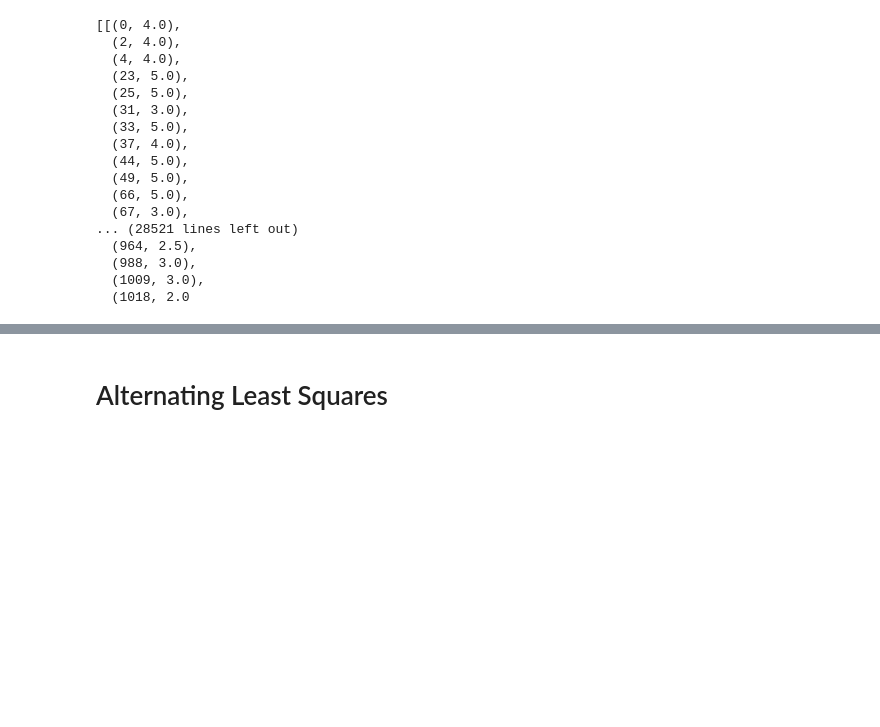
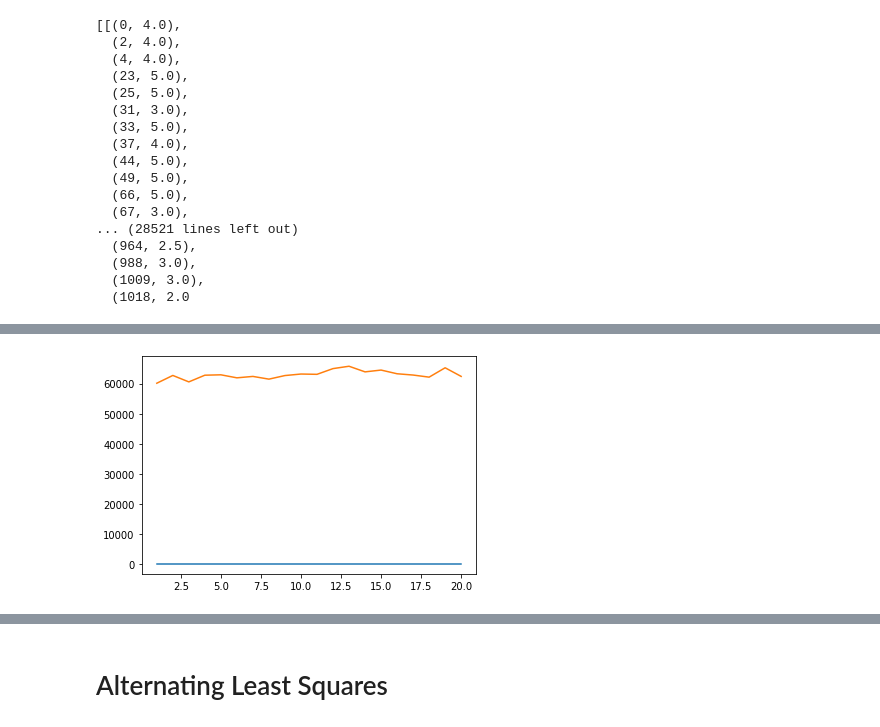
Before and after one commit to pressi-g/movie-recommender-system, a Jupyter notebook: app/notebooks/EDA copy.ipynb, the cells around one changed output, grey strips where cells are left out. Drawn from its saved outputs; the diff is of its cells as text; code cells hidden in the pictures; blank space fills up the shorter version.

```diff
--- a/app/notebooks/EDA.ipynb
+++ b/app/notebooks/EDA copy.ipynb
@@ -1004,3 +1235,8 @@ len(movie_rating_list[user_range_index[0][0]:user_range_index[0][1]])
 user_movie_list = []
 for start, end in user_range_index:
     user_movie_list.append(movie_rating_list[start:end])
+# %%
+# create a list that uses the the tuple in the movie_indexer to populate the list with users and their ratings corresponding to the index in movie_ratings_list
+movie_user_list = []
+for movie_index in movie_items:
+    movie_user_list.append(movie_indexer[movie_index])
@@ -1061,0 +1314,75 @@ def update_user_movie_biases(user_id, movie_index):
+# %%
+
+# Hyperparameters
+num_factors = 10
+lambda_value = 0.01
+num_iterations = 20
+items = movies['movieId'].nunique()
+
+# Initialize biases
+user_bias = np.zeros(len(users))
+item_bias = np.zeros(items)
+
+# Initialize factor matrices
+user_factors = np.random.normal(size=(len(users), num_factors))
+item_factors = np.random.normal(size=(items, num_factors))
+# %%
+# Loop through iterations
+rmse_list = []
+loss_list = []
+for i in range(num_iterations):
+    # Update user biases
+    for m in range(len(users)):
+        bias_sum = 0
+        for (n, r) in user_movie_list[m]:
+            bias_sum += r - item_bias[n] - np.dot(user_factors[m], item_factors[n])
+        user_bias[m] = bias_sum / (lambda_value + len(user_movie_list[m]))
+
+    # Update item biases -
+    for n in range(items):
+        bias_sum = 0
+        for (m, r) in movie_user_list[n]:
+            bias_sum += r - user_bias[m] - np.dot(user_factors[m], item_factors[n])
+        item_bias[n] = bias_sum / (lambda_value + len(movie_user_list[n]))
+
+    # Update factor matrices
+    for m in range(len(users)):
+        user_matrix = np.zeros((num_factors, num_factors))
+        user_vector = np.zeros(num_factors)
+        for (n, r) in user_movie_list[m]:
+            user_matrix += np.outer(item_factors[n], item_factors[n])
+            user_vector += (r - user_bias[m] - item_bias[n]) * item_factors[n]
+        user_factors[m] = np.linalg.solve(user_matrix + lambda_value * np.eye(num_factors), user_vector)
+
+    for n in range(items):
+        item_matrix = np.zeros((num_factors, num_factors))
+        item_vector = np.zeros(num_factors)
+        for (m, r) in movie_user_list[n]:
+            item_matrix += np.outer(user_factors[m], user_factors[m])
+            item_vector += (r - user_bias[m] - item_bias[n]) * user_factors[m]
+        item_factors[n] = np.linalg.solve(item_matrix + lambda_value * np.eye(num_factors), item_vector)
+
+    # Calculate RMSE
+    rmse = 0
+    for m in range(len(users)):
+        for (n, r) in user_movie_list[m]:
+            rmse += (r - user_bias[m] - item_bias[n] - np.dot(user_factors[m], item_factors[n])) ** 2
+    rmse = np.sqrt(rmse / len(ratings))
+    rmse_list.append(rmse)
+    print('Iteration %d: RMSE = %.4f' % (i + 1, rmse))
+
+    # Calculate loss
+    loss = 0
+    for m in range(len(users)):
+        for (n, r) in user_movie_list[m]:
+            loss += (r - user_bias[m] - item_bias[n] - np.dot(user_factors[m], item_factors[n])) ** 2
+        loss += lambda_value * (np.linalg.norm(user_factors[m]) ** 2 + np.linalg.norm(item_factors[n]) ** 2)
+    loss_list.append(loss)
+    print('Iteration %d: Loss = %.4f' % (i + 1, loss))
+
+# plot the RMSE and loss
+plt.plot(range(1, num_iterations + 1), rmse_list)
+
+# plot the log liklihood of the loss function
+plt.plot(range(1, num_iterations + 1), loss_list)
+# %% [output]
@@ -1061,0 +1407 @@ def update_user_movie_biases(user_id, movie_index):
+[figure, added]
```
Also changed, not shown: parts of 37 cells of this notebook, 3 other files.
